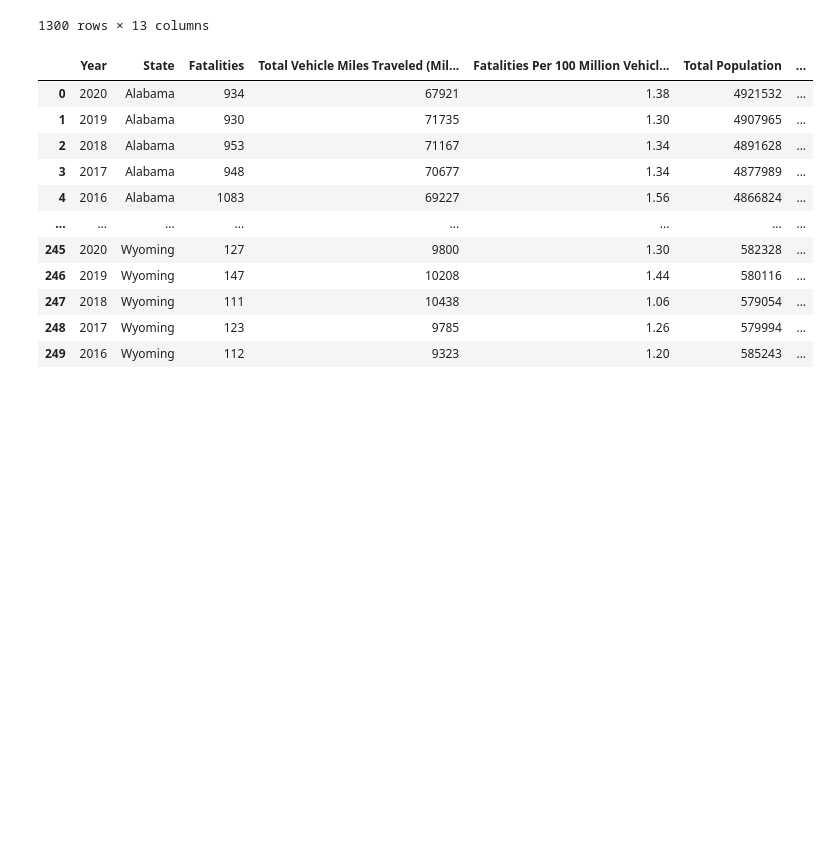
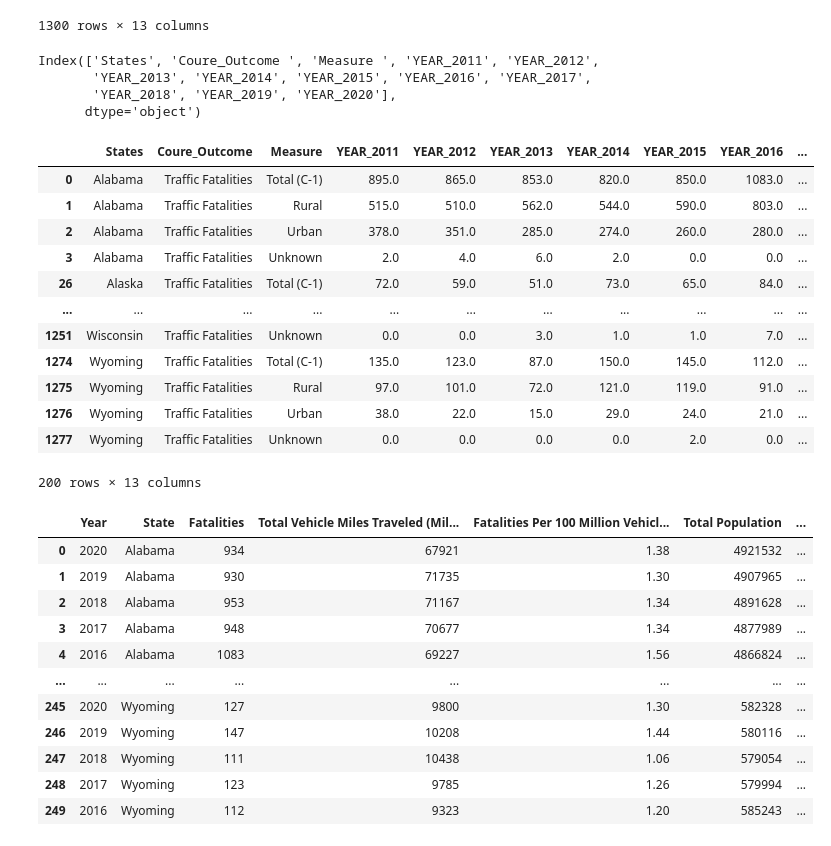
Before and after one commit to AjaniBenoit/Final_Project, a Jupyter notebook: EDA CODE/EDA Final Project .ipynb, the cells around one changed output. Cells and saved outputs as stored; diff of their text form; code cells hidden in the pictures; blank space fills up the shorter version.

```diff
--- a/EDA CODE/EDA Final Project .ipynb
+++ b/EDA CODE/EDA Final Project .ipynb
@@ -23,6 +23,32 @@ Performance_measure_df
 | 1298 | Wyoming | Bicyclist and Other Cyclist Fatal... | NaN | 1.00 | 0.00 | 0.00 | 5.00 | 0.00 | 1.00 | ... |
 | 1299 | Wyoming | Observed Seat Belt Use*** (B-1) | NaN | 83.00 | 77.00 | 82.00 | 79.00 | 80.00 | 81.00 | ... |
 1300 rows × 13 columns
+# %%
+Performance_measure_df.columns
+# %% [output]
+Index(['States', 'Coure_Outcome ', 'Measure ', 'YEAR_2011', 'YEAR_2012',
+       'YEAR_2013', 'YEAR_2014', 'YEAR_2015', 'YEAR_2016', 'YEAR_2017',
+       'YEAR_2018', 'YEAR_2019', 'YEAR_2020'],
+      dtype='object')
+# %%
+# updated_measure_df=Performance_measure_df.drop([4], axis=0,inplace=True)
+# Performance_measure_df.loc[Performance_measure_df["Coure_Outcome"]=="Fatalities Per 100 Million VMT"]
+Traffic_Fatalities = Performance_measure_df[Performance_measure_df["Coure_Outcome "] == "Traffic Fatalities"]
+Traffic_Fatalities
+# %% [output]
+|  | States | Coure_Outcome | Measure | YEAR_2011 | YEAR_2012 | YEAR_2013 | YEAR_2014 | YEAR_2015 | YEAR_2016 | ... |
+| 0 | Alabama | Traffic Fatalities | Total (C-1) | 895.0 | 865.0 | 853.0 | 820.0 | 850.0 | 1083.0 | ... |
+| 1 | Alabama | Traffic Fatalities | Rural | 515.0 | 510.0 | 562.0 | 544.0 | 590.0 | 803.0 | ... |
+| 2 | Alabama | Traffic Fatalities | Urban | 378.0 | 351.0 | 285.0 | 274.0 | 260.0 | 280.0 | ... |
+| 3 | Alabama | Traffic Fatalities | Unknown | 2.0 | 4.0 | 6.0 | 2.0 | 0.0 | 0.0 | ... |
+| 26 | Alaska | Traffic Fatalities | Total (C-1) | 72.0 | 59.0 | 51.0 | 73.0 | 65.0 | 84.0 | ... |
+| ... | ... | ... | ... | ... | ... | ... | ... | ... | ... | ... |
+| 1251 | Wisconsin | Traffic Fatalities | Unknown | 0.0 | 0.0 | 3.0 | 1.0 | 1.0 | 7.0 | ... |
+| 1274 | Wyoming | Traffic Fatalities | Total (C-1) | 135.0 | 123.0 | 87.0 | 150.0 | 145.0 | 112.0 | ... |
+| 1275 | Wyoming | Traffic Fatalities | Rural | 97.0 | 101.0 | 72.0 | 121.0 | 119.0 | 91.0 | ... |
+| 1276 | Wyoming | Traffic Fatalities | Urban | 38.0 | 22.0 | 15.0 | 29.0 | 24.0 | 21.0 | ... |
+| 1277 | Wyoming | Traffic Fatalities | Unknown | 0.0 | 0.0 | 0.0 | 0.0 | 2.0 | 0.0 | ... |
+200 rows × 13 columns
 # %%
 # Files to load
 Table_to_load = "Resources/Table_1_Combined.csv"
```
Also changed, not shown: parts of 13 cells of this notebook, 2 other files.
